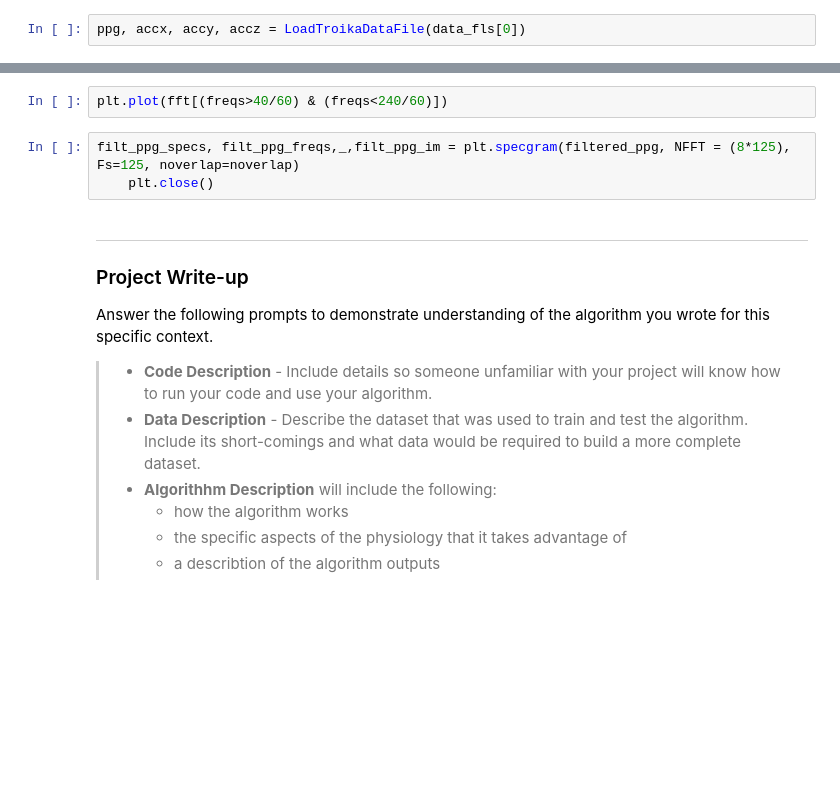
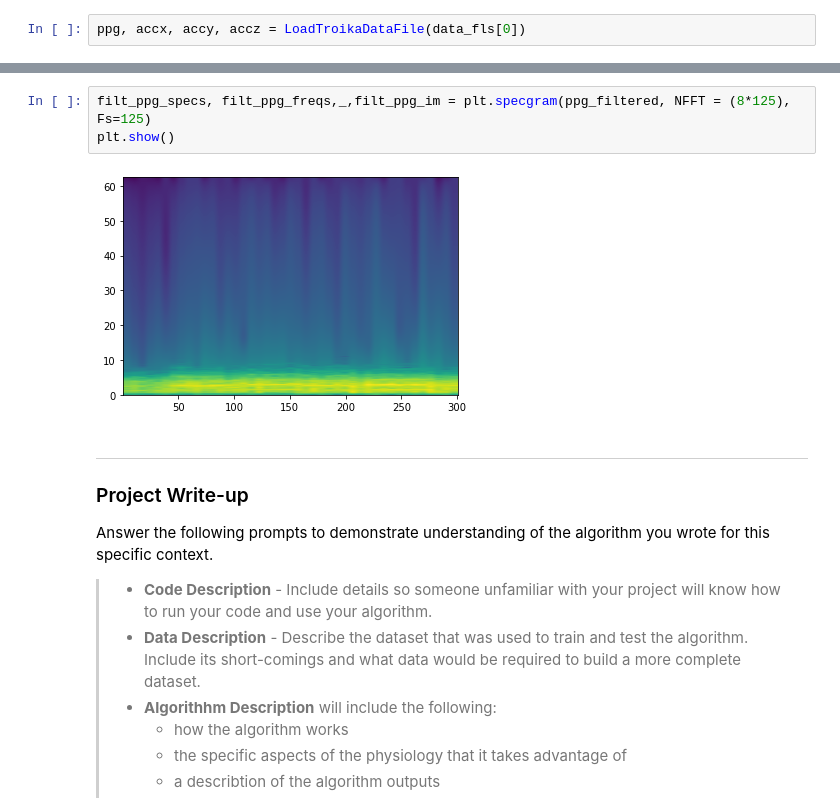
Before and after one commit to rodrigombsantana/Udacity-Nanodegree-AI-Healthcare, a Jupyter notebook: PPG_project/pulse_rate_starter.ipynb, the cells around one changed output, grey strips where cells are left out. Cells and saved outputs as stored; diff of their text form; blank space fills up the shorter version.

```diff
--- a/PPG_project/pulse_rate_starter.ipynb
+++ b/PPG_project/pulse_rate_starter.ipynb
@@ -295,8 +279,8 @@ fft = np.abs(np.fft.rfft(signal))
-# %%
-plt.plot(fft[(freqs>40/60) & (freqs<240/60)])
 # %%
-filt_ppg_specs, filt_ppg_freqs,_,filt_ppg_im = plt.specgram(filtered_ppg, NFFT = (8*125), Fs=125, noverlap=noverlap)
-    plt.close()
+filt_ppg_specs, filt_ppg_freqs,_,filt_ppg_im = plt.specgram(ppg_filtered, NFFT = (8*125), Fs=125)
+plt.show()
+# %% [output]
+[figure, added]
 # %% [markdown]
 -----
 ### Project Write-up
```
Also changed, not shown: parts of 18 cells of this notebook.
